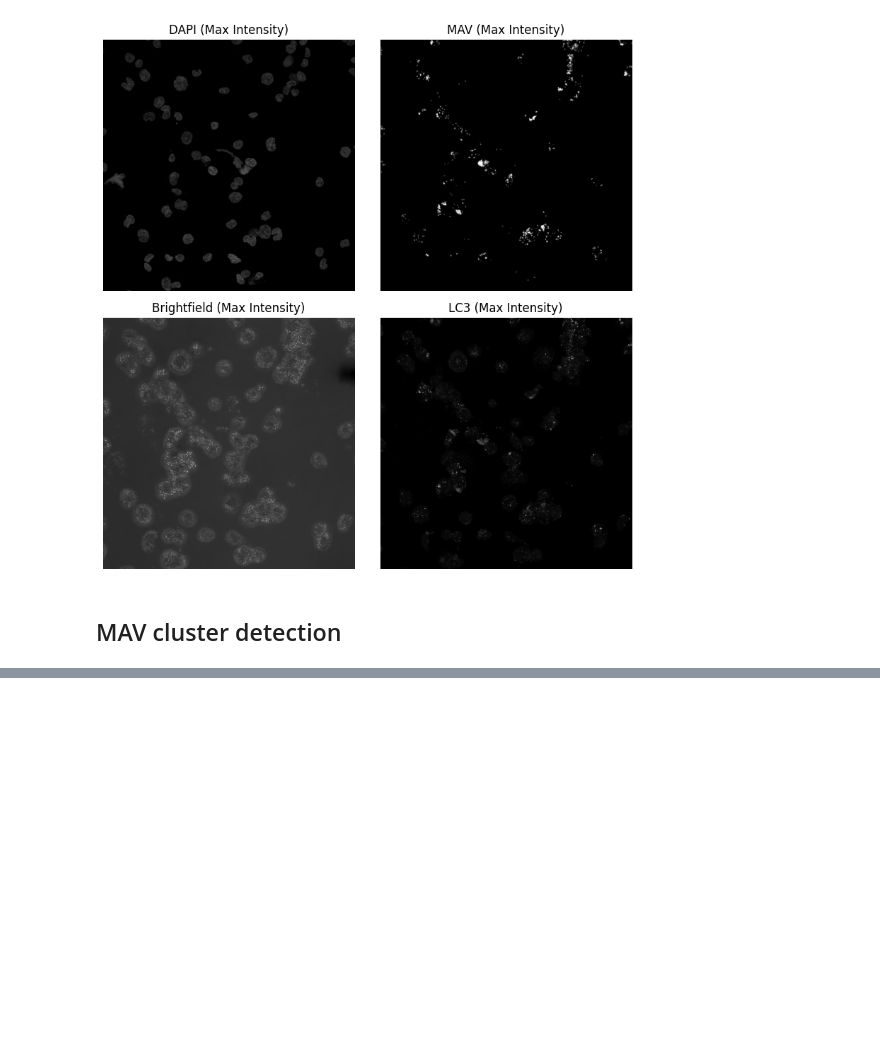
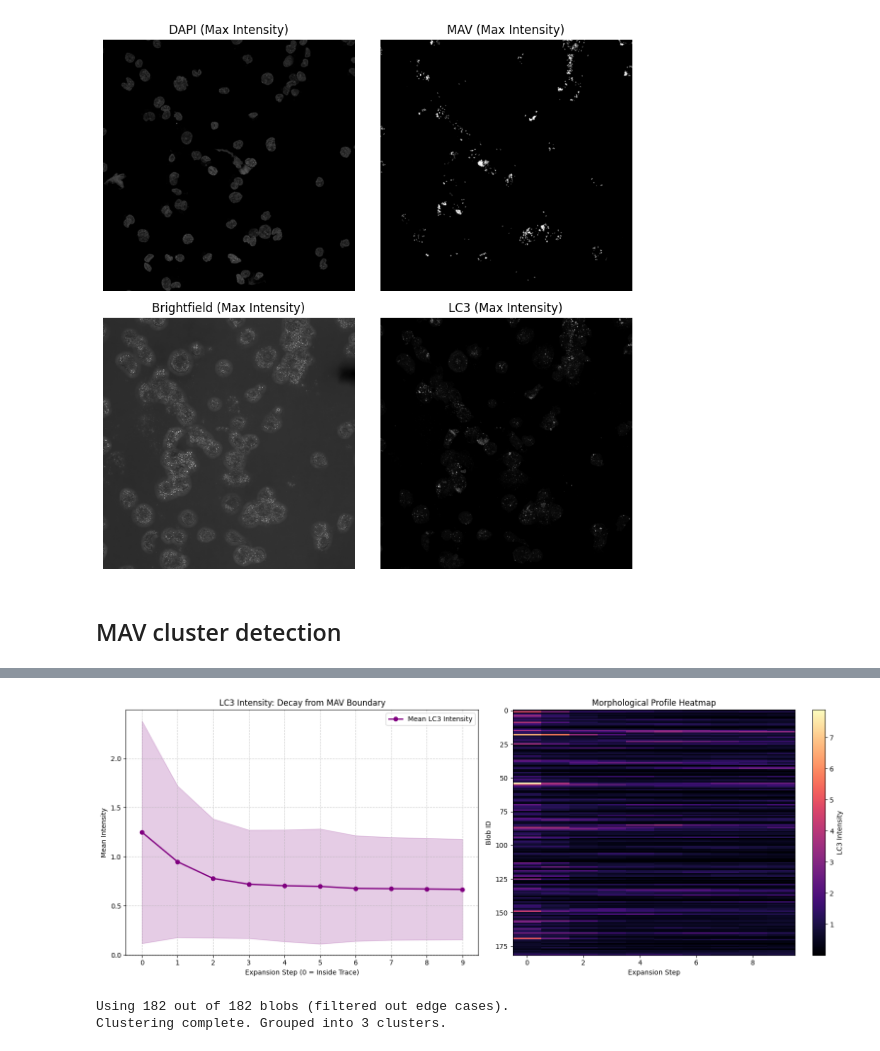
Before and after one commit to ellagiezen/lc3_colocalization, a Jupyter notebook: LC3_MAV.ipynb, the cells around one changed output, grey strips where cells are left out. Drawn from its saved outputs; the diff is of its cells as text; code cells hidden in the pictures; blank space fills up the shorter version.

Commit message:
3_clusters

```diff
--- a/LC3_MAV.ipynb
+++ b/LC3_MAV.ipynb
@@ -204,33 +219,46 @@ NameError: name 'CircularAperture' is not defined
 # %%
+# 1. Prepare the X-axis (Steps 0 to 9 for your 10-step throughput)
+steps = np.arange(profile_matrix.shape[1])
+
 fig, axs = plt.subplots(1, 2, figsize=(16, 6))
 
-# Plot 1: Mean Radial Profile across all valid blobs (with standard deviation shading)
+# --- Plot 1: Mean Morphological Profile ---
+# Calculate mean and standard deviation across all blobs (ignoring NaNs)
 mean_profile = np.nanmean(profile_matrix, axis=0)
 std_profile = np.nanstd(profile_matrix, axis=0)
 
-axs[0].plot(radii, mean_profile, color="purple", lw=2, label="Mean LC3 Intensity")
+axs[0].plot(steps, mean_profile, color="purple", lw=2, marker='o', label="Mean LC3 Intensity")
 axs[0].fill_between(
-    radii,
+    steps,
     mean_profile - std_profile,
     mean_profile + std_profile,
     color="purple",
     alpha=0.2,
 )
-axs[0].set_title("Average Radial Intensity Drop-off (LC3)")
-axs[0].set_xlabel("Radius (pixels)")
-axs[0].set_ylabel("Area-Weighted Mean Intensity")
+
+axs[0].set_title("LC3 Intensity: Decay from MAV Boundary")
+axs[0].set_xlabel("Expansion Step (0 = Inside Trace)")
+axs[0].set_ylabel("Mean Intensity")
+axs[0].set_xticks(steps) # Ensure every step is marked
 axs[0].grid(True, linestyle="--", alpha=0.6)
 axs[0].legend()
 
-# Plot 2: Heatmap of the M x R Matrix
+# --- Plot 2: Heatmap of the Profile Matrix ---
+# Each row is a blob, each column is a distance step
 im = axs[1].imshow(profile_matrix, aspect="auto", cmap="magma", interpolation="none")
-axs[1].set_title("M x R Profile Matrix")
-axs[1].set_xlabel("Radius Step (R)")
-axs[1].set_ylabel("Blob ID (M)")
-fig.colorbar(im, ax=axs[1], label="Intensity")
+axs[1].set_title("Morphological Profile Heatmap")
+axs[1].set_xlabel("Expansion Step")
+axs[1].set_ylabel("Blob ID")
+fig.colorbar(im, ax=axs[1], label="LC3 Intensity")
+
+plt.tight_layout()
+plt.show()
+# %% [output]
+[figure, added]
 # %%
-n_clusters = 2
+n_clusters = 3
 
+# Filter out blobs that hit the edge of the image (which contain NaNs)
 valid_rows = ~np.isnan(profile_matrix).any(axis=1)
 clean_matrix = profile_matrix[valid_rows]
 
@@ -239,14 +267,26 @@ print(
     f"Using {len(clean_matrix)} out of {len(profile_matrix)} blobs (filtered out edge cases)."
 )
 
-# Extract features using polyfit, tried PCA but gave noisy data, maybe try later with fewer features to find
-coeffs = np.polyfit(radii, clean_matrix.T, deg=2)
+# Define our new X-axis (Steps 0 to 9)
+steps = np.arange(clean_matrix.shape[1])
 
+# Extract features: Fit a 2nd degree polynomial to the decay curve of each blob
+# We use 'steps' instead of 'radii' here
+coeffs = np.polyfit(steps, clean_matrix.T, deg=2)
+
+# The features are the polynomial coefficients (curvature, slope, intercept)
 features = coeffs.T
 
+# Standardize features
 scaler = StandardScaler()
 scaled_features = scaler.fit_transform(features)
 
+# Run K-Means Clustering
 kmeans = KMeans(n_clusters=n_clusters, random_state=42, n_init=10)
 cluster_labels = kmeans.fit_predict(scaled_features)
+
+print(f"Clustering complete. Grouped into {n_clusters} clusters.")
+# %% [output]
+Using 182 out of 182 blobs (filtered out edge cases).
+Clustering complete. Grouped into 3 clusters.
 # %%
```
Also changed, not shown: parts of 10 cells of this notebook.
